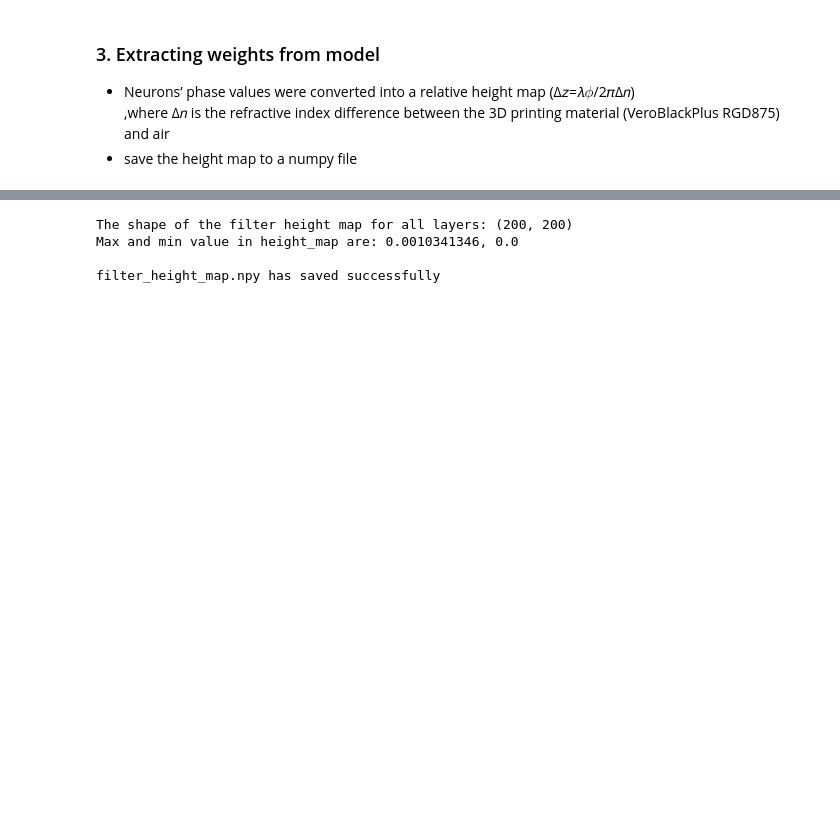
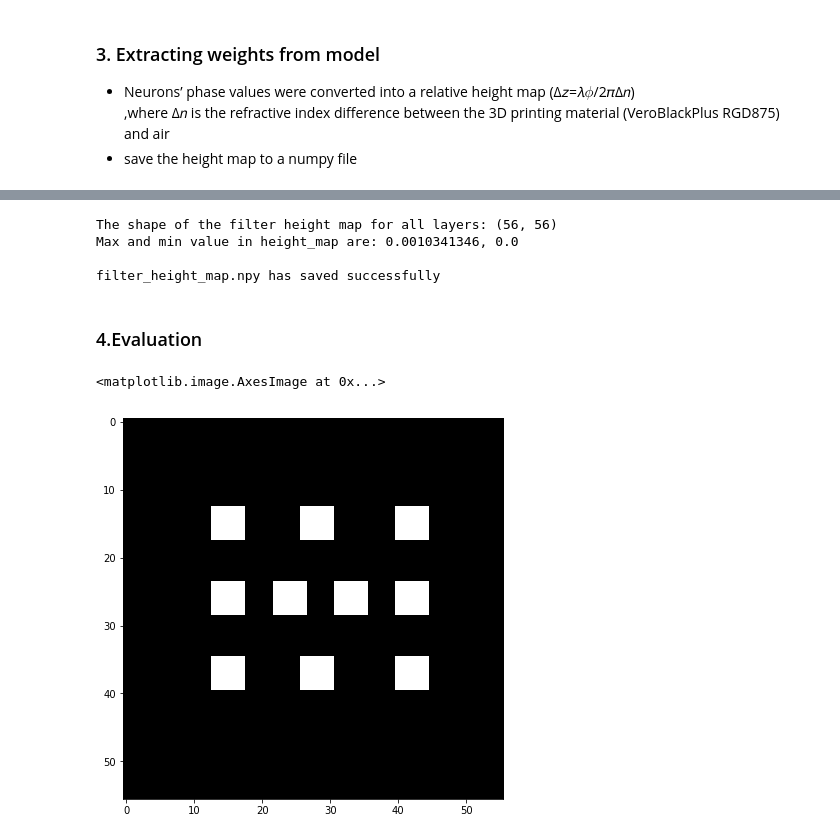
Before and after one commit to tutuna/Diffractive-Deep-Neural-Networks, a Jupyter notebook: D2NN_phase_only.ipynb, the cells around one changed output, grey strips where cells are left out. Saved outputs shown, nothing was run; the diff lists cells and outputs as text; code cells hidden in the pictures; blank space fills up the shorter version.

```diff
--- a/D2NN_phase_only.ipynb
+++ b/D2NN_phase_only.ipynb
@@ -243,16 +232,12 @@ def get_D2NN_model():
     inputs = complex_layers.complex_input(shape=(size,size))
     h1 = Diffraction_Layer(size)(inputs)
     h2 = Diffraction_Layer(size)(h1)
-    h3 = Diffraction_Layer(size)(h2)
-    h4 = Diffraction_Layer(size)(h3)
-    h5 = Diffraction_Layer(size)(h4)
-    propogation = Propogation(size)(h5)
+    propogation = Propogation(size)(h2)
     out = Detector()(propogation)
     return tf.keras.Model(inputs, out)
 
-
 D2NN = get_D2NN_model()
 
-# D2NN.summary()
+D2NN.summary()
 # plot_model(D2NN, show_shapes=True, show_layer_names=True, to_file='D2NN-model.png')
 # %% [output]
@@ -381,13 +311,13 @@ D2NN.load_weights('./training_results/D2NN_phase_only')
 # Extract all the weights from the model
 weights = []
 # D2NN 中的 diffraction layer 从第二层开始，第一层是 input layer
-for l in range(1,5+1):
+for l in range(1,2+1):
     weights.append(np.squeeze(D2NN.layers[l].get_weights()))
 
 # Map the weights into range [0, 2*pi]
-for l in range(0,5):
-    for i in range(0,200):
-        for j in range(0,200):
+for l in range(0,2):
+    for i in range(0,size):
+        for j in range(0,size):
             while (weights[l][i][j] < 0):
                     weights[l][i][j] += 2*np.pi
             while(weights[l][i][j] > 2*np.pi):
@@ -429,8 +359,8 @@ for images, labels in test_dataset.take(1):
     images = tfds.as_numpy(images)
     for _ in range(1):
         image_phase = np.angle(images[3]).squeeze()
-        for i in range(0,200):
-            for j in range(0,200):
+        for i in range(0,size):
+            for j in range(0,size):
                 while (image_phase[i][j] < 0):
                     image_phase[i][j] += 2*np.pi
                 while(image_phase[i][j] > 2*np.pi):
@@ -444,7 +374,44 @@ for images, labels in test_dataset.take(1):
         print("Max and min value in height_map are: " + str(np.max(filter_height_map)) + ", "+ str(np.min(filter_height_map))+"\n")
         print("filter_height_map.npy has saved successfully")
 # %% [output]
-The shape of the filter height map for all layers: (200, 200)
+The shape of the filter height map for all layers: (56, 56)
 Max and min value in height_map are: 0.0010341346, 0.0
 
 filter_height_map.npy has saved successfully
+# %% [markdown]
+### 4.Evaluation
+# %%
+"""Plot the region of the ten detectors"""
+detector_plane = np.zeros([size,size])
+
+ten_detector_regions = [[120,170,120,170],
+                        [120,170,240,290],
+                        [120,170,360,410],
+                        [220,270,120,170],
+                        [220,270,200,250],
+                        [220,270,280,330],
+                        [220,270,360,410],
+                        [320,370,120,170],
+                        [320,370,240,290],
+                        [320,370,360,410]]
+
+def get_range(shape,size=size,base = 500):
+            x0 = shape[0] * size // base
+            y0 = shape[2] * size // base
+            delta = (shape[1]-shape[0])* size // base
+            x1 = x0+delta
+            y1 = y0+delta
+            return x0,x1,y0,y1
+
+for i in range(0,10):
+    x0,x1,y0,y1 = get_range(ten_detector_regions[i])
+    # print([x0,x1,y0,y1])
+    detector_plane[x0:x1,y0:y1] = 1
+
+# plot the detector region
+rows, cols = 1 ,1
+fig = plt.figure(figsize=(7,7))
+plt.imshow(detector_plane,cmap='gray')
+# %% [output]
+<matplotlib.image.AxesImage at 0x...>
+[figure, added]
```
Also changed, not shown: parts of 7 cells of this notebook.
